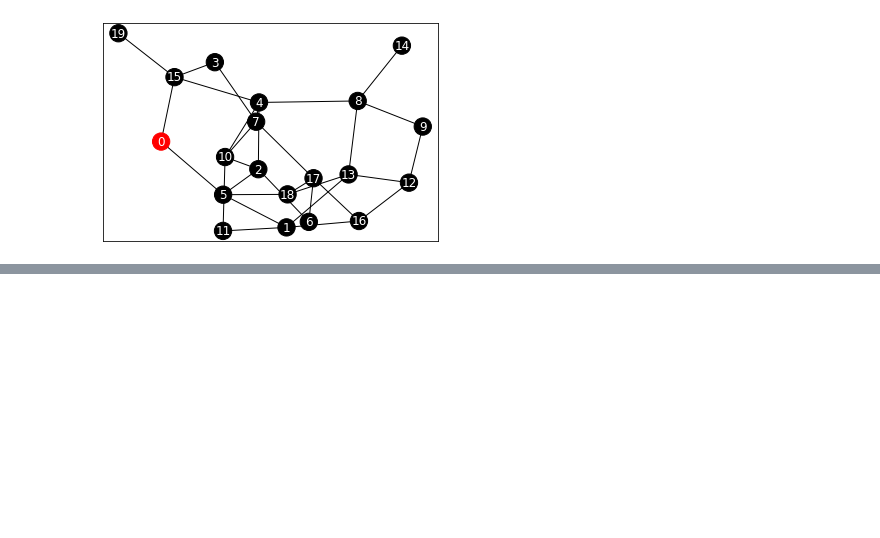
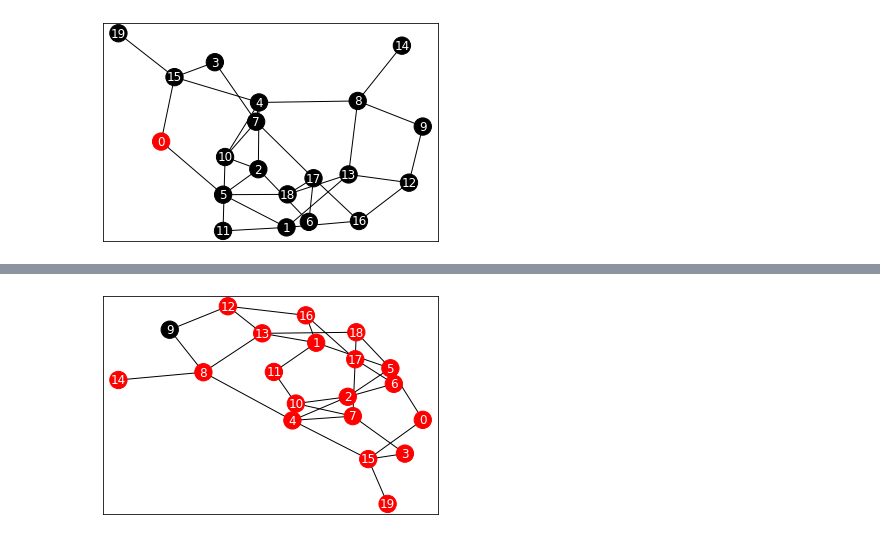
Before and after one commit to rd-yamatakuuu/python-dataknock, a Jupyter notebook: 71-80.ipynb, the cells around one changed output, grey strips where cells are left out. Cells and saved outputs as stored; diff of their text form; code cells hidden in the pictures; blank space fills up the shorter version.

```diff
--- a/71-80.ipynb
+++ b/71-80.ipynb
@@ -94,0 +107,6 @@ plt.show()
+# %%
+t = 15
+nx.draw_networkx(G,font_color='w',node_color=active_node_coloring(list_timeSeries[t]))
+plt.show()
+# %% [output]
+[figure, added]
```
Also changed, not shown: parts of 8 cells of this notebook.
